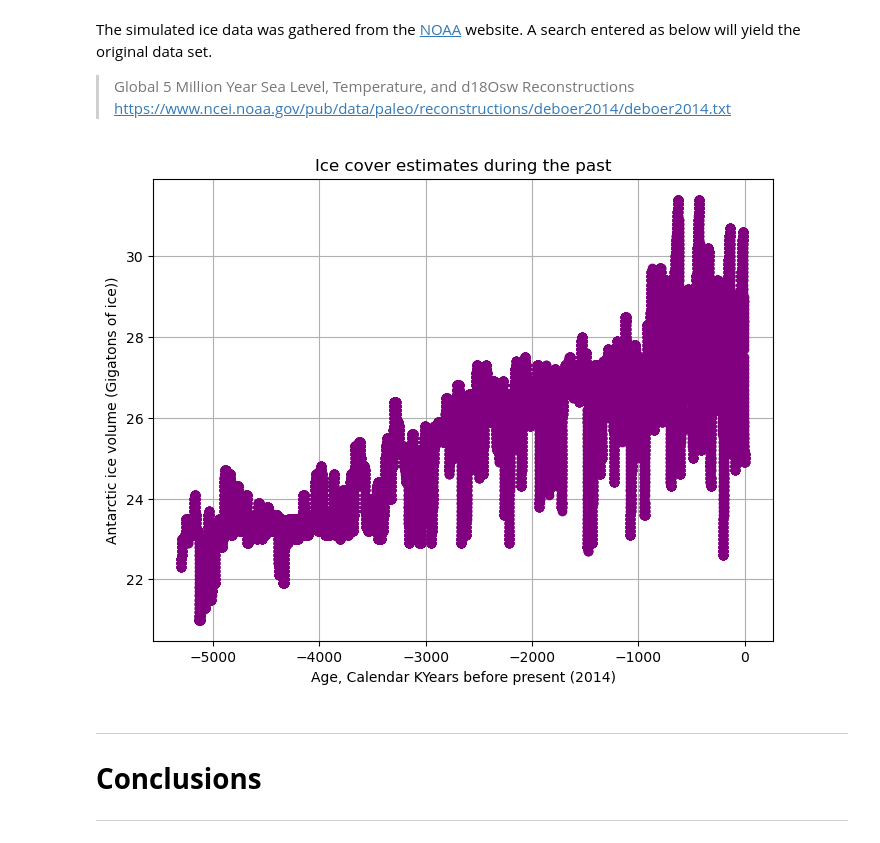
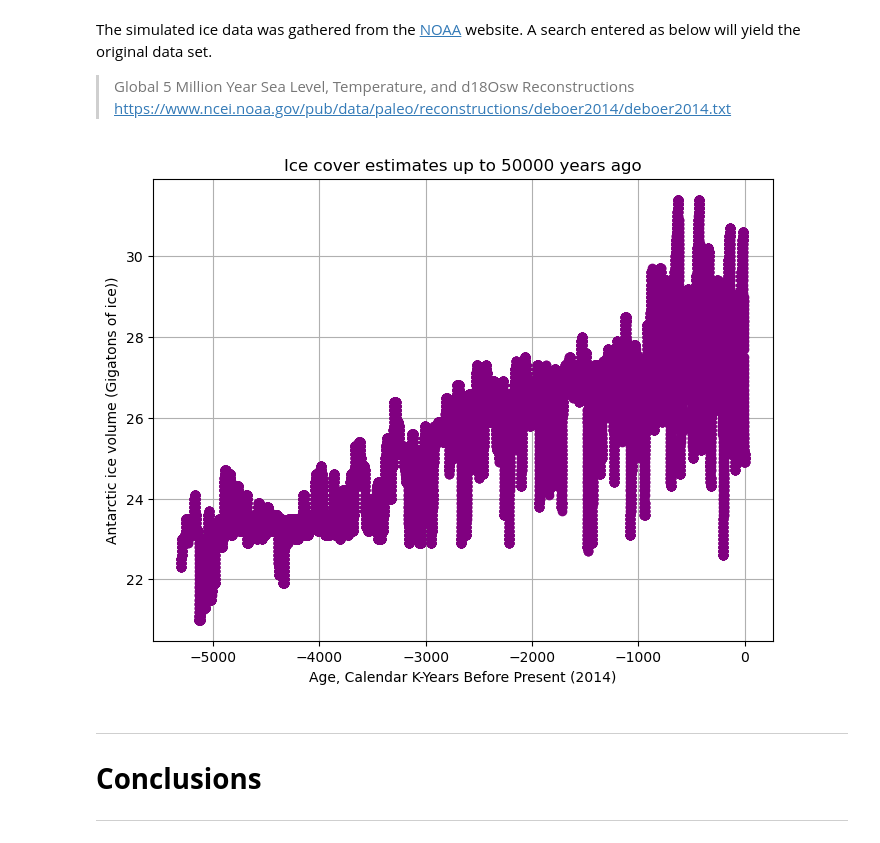
Before and after one commit to nexlanglxm/climate-data-analysis, a Jupyter notebook: project2/project.ipynb, the cells around one changed output. Cells and saved outputs as stored; diff of their text form; code cells hidden in the pictures.

```diff
--- a/project2/project.ipynb
+++ b/project2/project.ipynb
@@ -123,25 +114,23 @@ df = pd.read_csv(file_path_txt, delimiter='\t', na_values=-999, skiprows=114)
 file_path_csv = './data/ice/converted_icedata.csv'
 df.to_csv(file_path_csv, index=False)
 # %%
-
 # Read the CSV file into a Pandas DataFrame
-file_path_csv = './data/ice/converted_icedata.csv'
-df = pd.read_csv(file_path_csv)
+df = pd.read_csv('./data/ice/converted_icedata.csv')
 
 # Extract data from the first column and 'AnIS-V' column
 year = df['age_calkaBP']
 ice_volume = df['AnIS-V']
 
 # Plotting the extracted data
 plt.figure(figsize=(8, 6))
 plt.plot(year, ice_volume,  marker='o', linestyle='-', color='purple')
-plt.xlabel('Age, Calendar KYears before present (2014)')
+plt.xlabel('Age, Calendar K-Years Before Present (2014)')
 plt.ylabel('Antarctic ice volume (Gigatons of ice))')
-plt.title('Ice cover estimates during the past')
+plt.title('Ice cover estimates up to 50000 years ago')
 plt.grid(True)
 plt.show()
 # %% [output]
-[figure, old version]
+[figure, new version]
 # %% [markdown]
 ---
 # **Conclusions**
```
Also changed, not shown: parts of 7 cells of this notebook, 1 other file.
